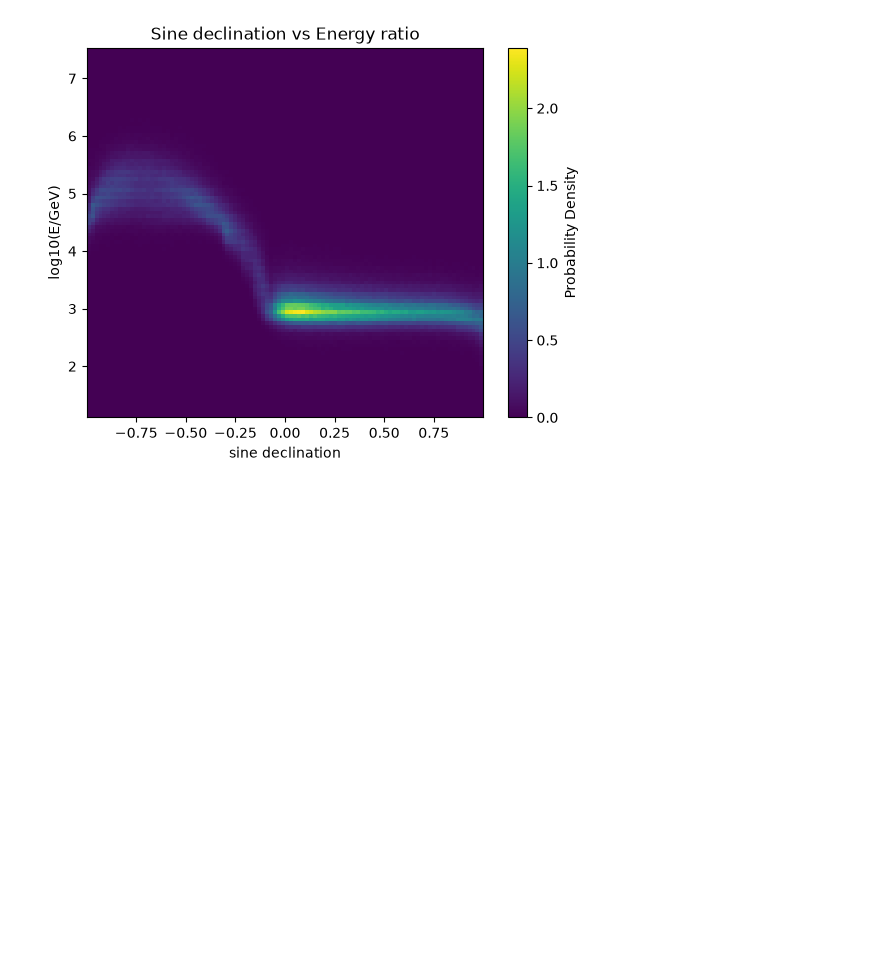
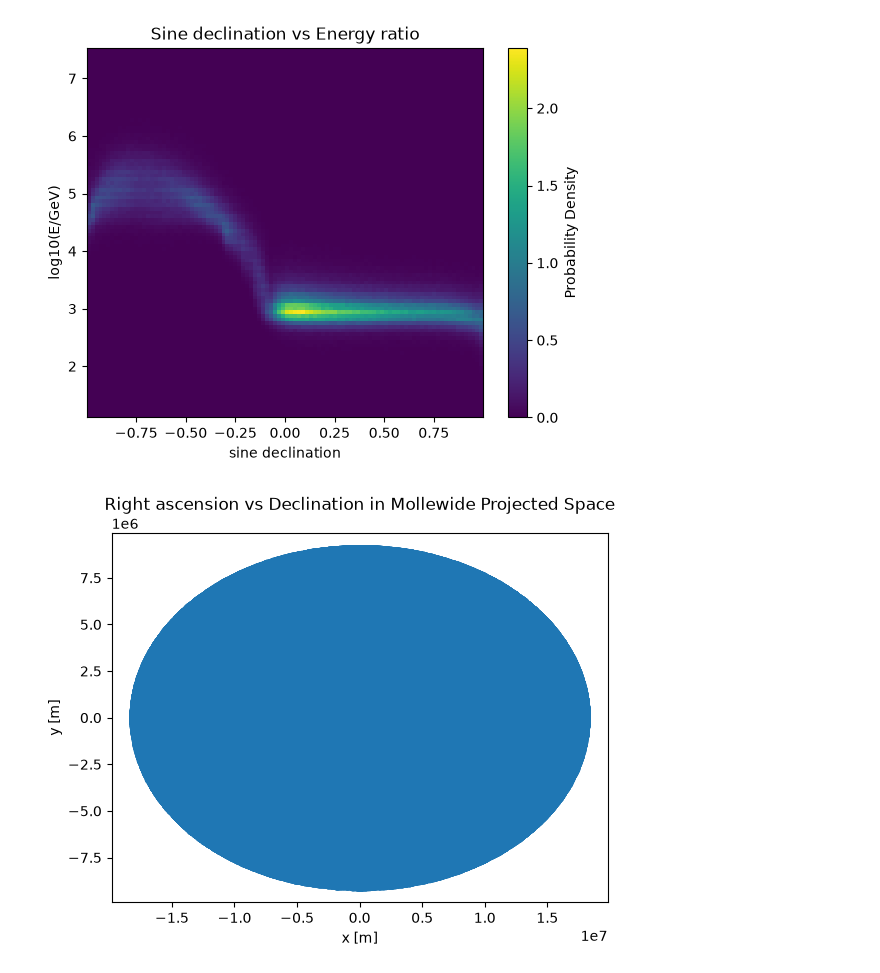
Before and after one commit to vigneshK0404/Data_Science_Projects, a Jupyter notebook: Project_1_Karthikeyan.ipynb, the cells around one changed output. Cells and saved outputs as stored; diff of their text form; code cells hidden in the pictures; blank space fills up the shorter version.

Commit message:
aded mollewide but results look incorrect

```diff
--- a/Project_1_Karthikeyan.ipynb
+++ b/Project_1_Karthikeyan.ipynb
@@ -93,3 +95,40 @@ plt.colorbar(label="Probability Density")
 plt.show()
 # %% [output]
 [figure]
+# %%
+def solve_theta(latitude, tolerance, max_steps = 30):
+    error_flag = np.abs(np.abs(latitude) - np.pi/2) <= tolerance
+    theta = latitude.copy()
+    theta[error_flag] = 0
+    theta_func = lambda x : x - ((2*x + np.sin(2*x) - np.pi*np.sin(latitude))/(2 + 2*np.cos(2*x)))
+
+    diff = np.abs(theta_func(theta) - theta)
+
+    steps = 0
+    while((np.max(diff[~error_flag]) >= tolerance) and (steps < max_steps)):
+        theta_new = theta_func(theta)
+        diff = np.abs(theta_new - theta)
+        theta = theta_new
+        steps += 1
+
+    theta[error_flag] = latitude[error_flag]
+    return theta
+
+
+def mollewide_proj(longitude, latitude, R, central_meredian = 180):
+    delta_longitude = (longitude - central_meredian + 180) % 360 - 180
+    latitude = latitude * np.pi/180
+    delta_longitude *= np.pi/180
+    theta_solution = solve_theta(latitude, tolerance = 1e-8)
+    x = (R*2*np.sqrt(2)/np.pi)*delta_longitude*np.cos(theta_solution)
+    y = R*np.sqrt(2)*np.sin(theta_solution)
+    return x,y
+# %%
+x,y = mollewide_proj(df["RA[deg]"], df["Dec[deg]"], R=6371000)
+plt.scatter(x,y)
+plt.xlabel("x [m]")
+plt.ylabel("y [m]")
+plt.title("Right ascension vs Declination in Mollewide Projected Space")
+plt.show()
+# %% [output]
+[figure, added]
```
Also changed, not shown: parts of 1 cell of this notebook.
